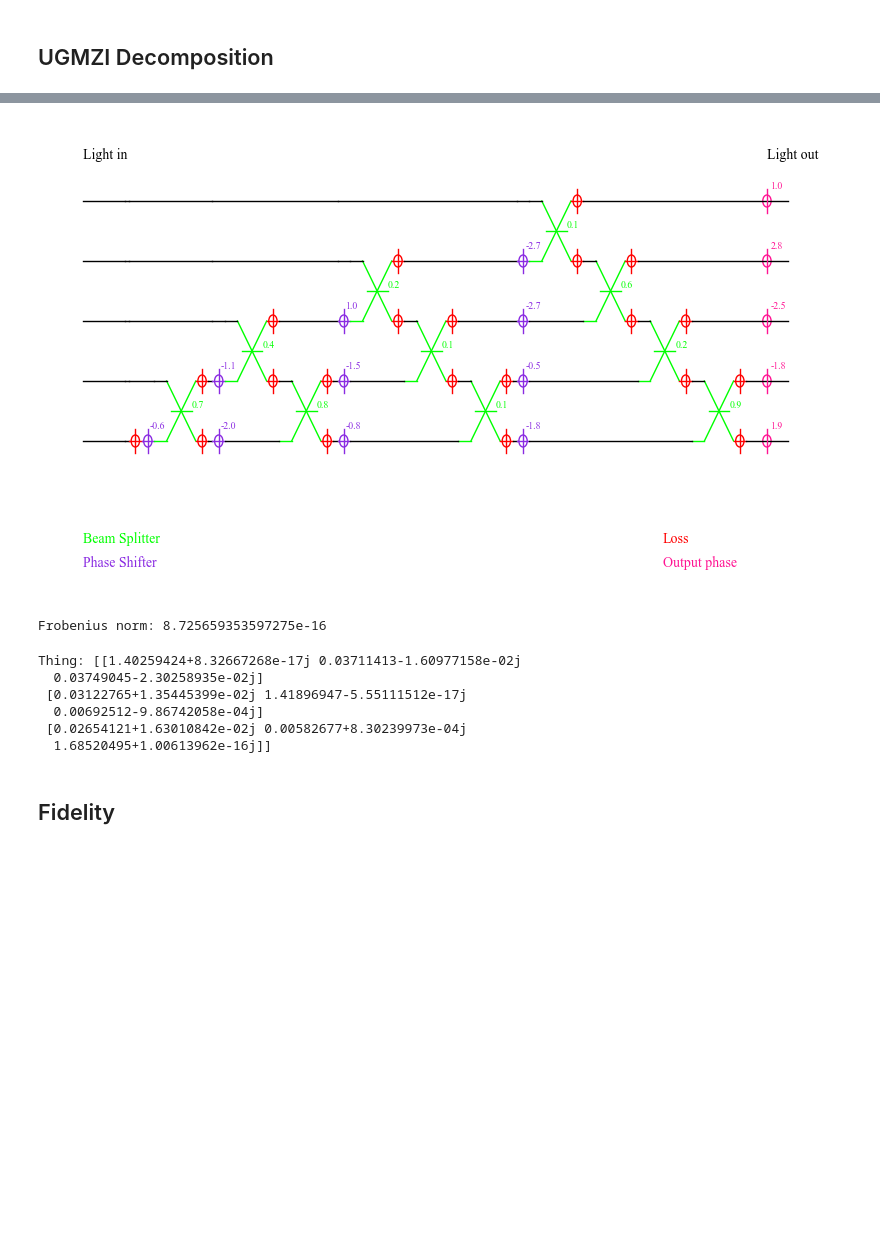
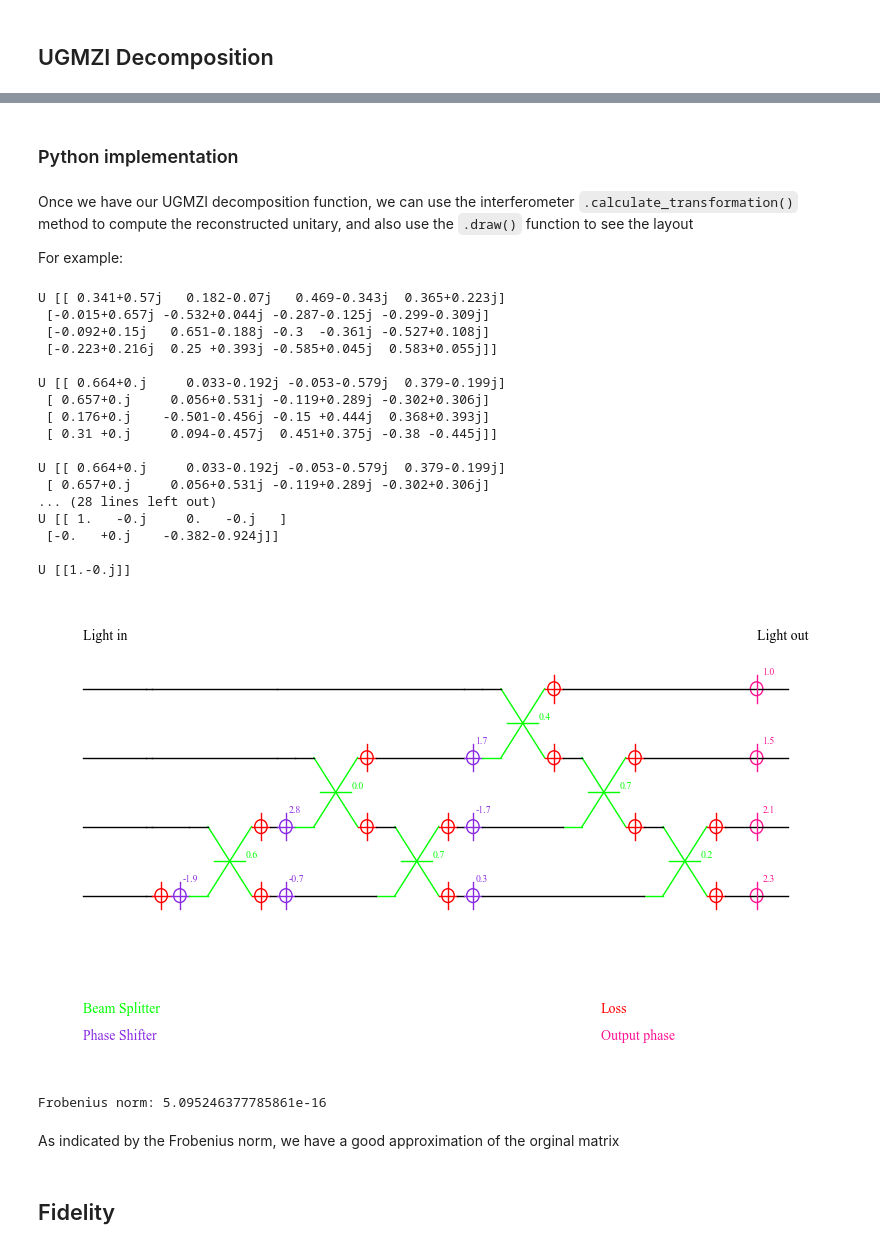
Before and after one commit to AndreaBarletta/Fidelity-Restoration, a Jupyter notebook: notebook.ipynb, the cells around one changed output, grey strips where cells are left out. Drawn from its saved outputs; the diff is of its cells as text; code cells hidden in the pictures; blank space fills up the shorter version.

Commit message:
Finished redoing UGMZI chapter

```diff
--- a/notebook.ipynb
+++ b/notebook.ipynb
@@ -182,6 +185,8 @@ From the math formulation and the observations about the implementation of each
 ### Python implementation
 # %%
 def decompose_reck(U,verbose=False):
+    if verbose:
+        print(f"U {np.round(U,3)}\n")
     I = itf()
     N = int(np.sqrt(U.size))
     # Loop over each layer in the Reck triangular decomposition
@@ -382,6 +387,8 @@ From the math formulation and the observations about the implementation of each
 ### Python implementation
 # %%
 def decompose_clements(U, verbose=False):
+    if verbose:
+        print(f"U {np.round(U,3)}\n")
     I = itf()
     N = int(np.sqrt(U.size))
     left_T = []
@@ -502,5 +667,9 @@ The implementation with the photonic circuit is immediate, using a column of pha
+# %% [markdown]
+### Python implementation
 # %%
-def decompose_ugmzi(U):
+def decompose_ugmzi(U,verbose=False):
+    if verbose:
+        print(f"U {np.round(U,3)}\n")
     N = int(np.sqrt(U.size))
     I = itf()
     # Notice that we will decompose from n->1, so we will have to insert the elements in the circuit in reverse order
@@ -509,6 +678,8 @@ def decompose_ugmzi(U):
     Dd = np.diag(np.exp(-1j*phases))
     U = Dd @ U
     I.output_phases = phases
+    if verbose:
+        print(f"U {np.round(U,3)}\n")
     for n in range(N, 1, -1):
         # Compute the appropriate Givens rotations to have the matrix in the form [1 0; 0 U']
         for i in range(n-1, 0, -1):
@@ -525,6 +696,9 @@ def decompose_ugmzi(U):
             I.comp_list.insert(1, cmp(cmp_type.LOSS_ELEMENT, (N-n+i,), ()))
             I.comp_list.insert(1, cmp(cmp_type.LOSS_ELEMENT, (N-n+i+1,), ()))
 
+            if verbose:
+                print(f"U {np.round(U,3)}\n")
+
         # Resize the matrix U
         U = U[1:, 1:]
 
@@ -538,18 +712,41 @@ def decompose_ugmzi(U):
 
         I.comp_list.insert(0, cmp(cmp_type.BARRIER, (-1,), ()))
 
+        if verbose:
+                print(f"U {np.round(U,3)}\n")
+
 
     #Insert the loss related to the first block
     I.comp_list.insert(1, cmp(cmp_type.LOSS_ELEMENT, (N,), ()))
     return I
+# %% [markdown]
+Once we have our UGMZI decomposition function, we can use the interferometer `.calculate_transformation()` method to compute the reconstructed unitary, and also use the `.draw()` function to see the layout
+
+For example:
 # %%
-U = random_unitary(5)
-I = decompose_ugmzi(U)
+U = random_unitary(4)
+I = decompose_ugmzi(U,verbose=True)
 I.draw()
-
 Uexp = I.calculate_transformation()
 
 print("Frobenius norm:", np.linalg.norm(Uexp - U))
 # %% [output]
+U [[ 0.341+0.57j   0.182-0.07j   0.469-0.343j  0.365+0.223j]
+ [-0.015+0.657j -0.532+0.044j -0.287-0.125j -0.299-0.309j]
+ [-0.092+0.15j   0.651-0.188j -0.3  -0.361j -0.527+0.108j]
+ [-0.223+0.216j  0.25 +0.393j -0.585+0.045j  0.583+0.055j]]
+
+U [[ 0.664+0.j     0.033-0.192j -0.053-0.579j  0.379-0.199j]
+ [ 0.657+0.j     0.056+0.531j -0.119+0.289j -0.302+0.306j]
+ [ 0.176+0.j    -0.501-0.456j -0.15 +0.444j  0.368+0.393j]
+ [ 0.31 +0.j     0.094-0.457j  0.451+0.375j -0.38 -0.445j]]
+
+U [[ 0.664+0.j     0.033-0.192j -0.053-0.579j  0.379-0.199j]
+ [ 0.657+0.j     0.056+0.531j -0.119+0.289j -0.302+0.306j]
+... (28 lines left out)
+U [[ 1.   -0.j     0.   -0.j   ]
+ [-0.   +0.j    -0.382-0.924j]]
+
+U [[1.-0.j]]
-[figure, old version]
+[figure, new version]
-Frobenius norm: 8.725659353597275e-16
+Frobenius norm: 5.095246377785861e-16
@@ -569,22 +753,5 @@ def fidelity_restorer(N,LN_dB):
-# %%
-LN_dB = -1.5
-U = random_unitary(3)
-Uexp = decompose_ugmzi(U).calculate_transformation(LN_dB=LN_dB)
-Thing = U.conj().T @ Uexp
-print("Thing:", Thing)
-# x = random_unitary(5)[0,:]
-# y = U @ x
-# yexp = Uexp @ x
-# print("Output error:", np.linalg.norm(yexp - y)/np.linalg.norm(y))
-# y_restored = Uexp @ np.diag(fidelity_restorer(5, LN_dB)) @ x
-# print("Restored output error:", np.linalg.norm(y_restored - y)/np.linalg.norm(y))
-# %% [output]
-Thing: [[1.40259424+8.32667268e-17j 0.03711413-1.60977158e-02j
-  0.03749045-2.30258935e-02j]
- [0.03122765+1.35445399e-02j 1.41896947-5.55111512e-17j
-  0.00692512-9.86742058e-04j]
- [0.02654121+1.63010842e-02j 0.00582677+8.30239973e-04j
-  1.68520495+1.00613962e-16j]]
+# %% [markdown]
+As indicated by the Frobenius norm, we have a good approximation of the orginal matrix
 # %% [markdown]
 ## Fidelity
 # %% [markdown]
```
Also changed, not shown: parts of 17 cells of this notebook, 1 other file.
